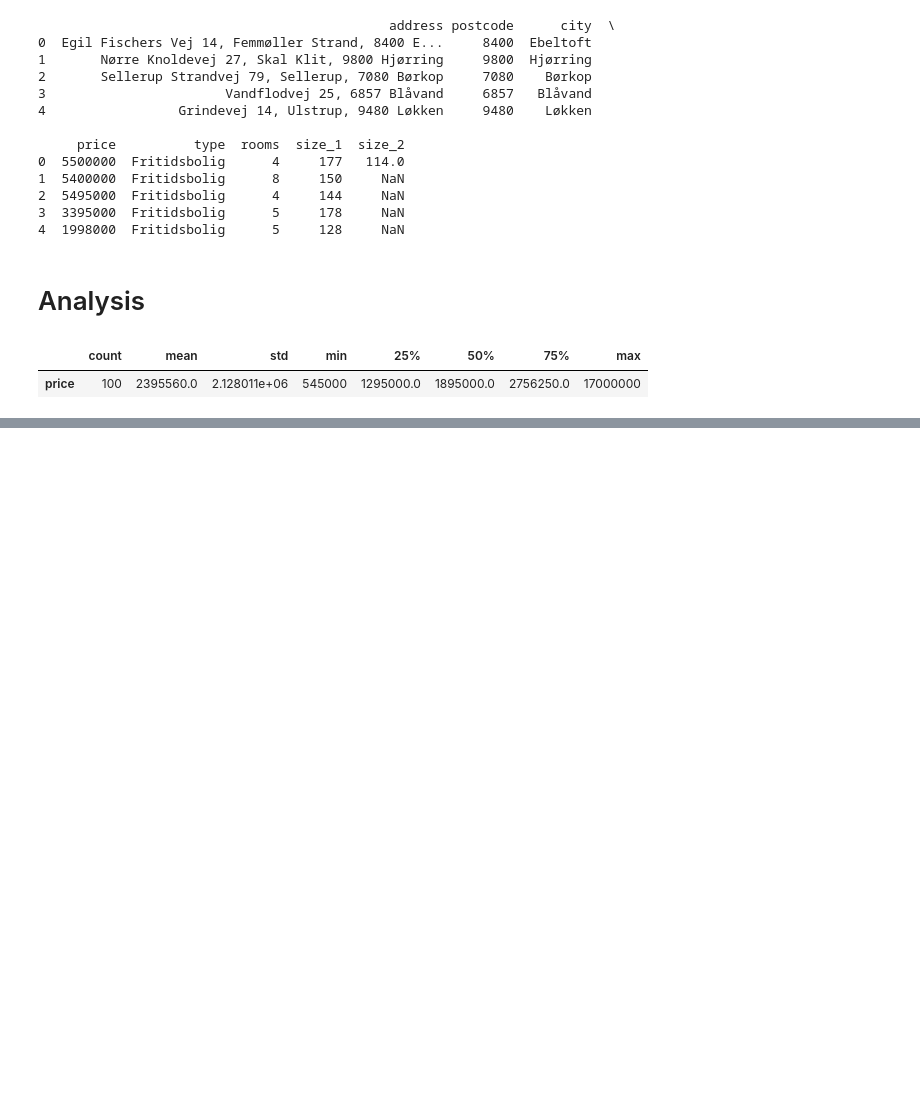
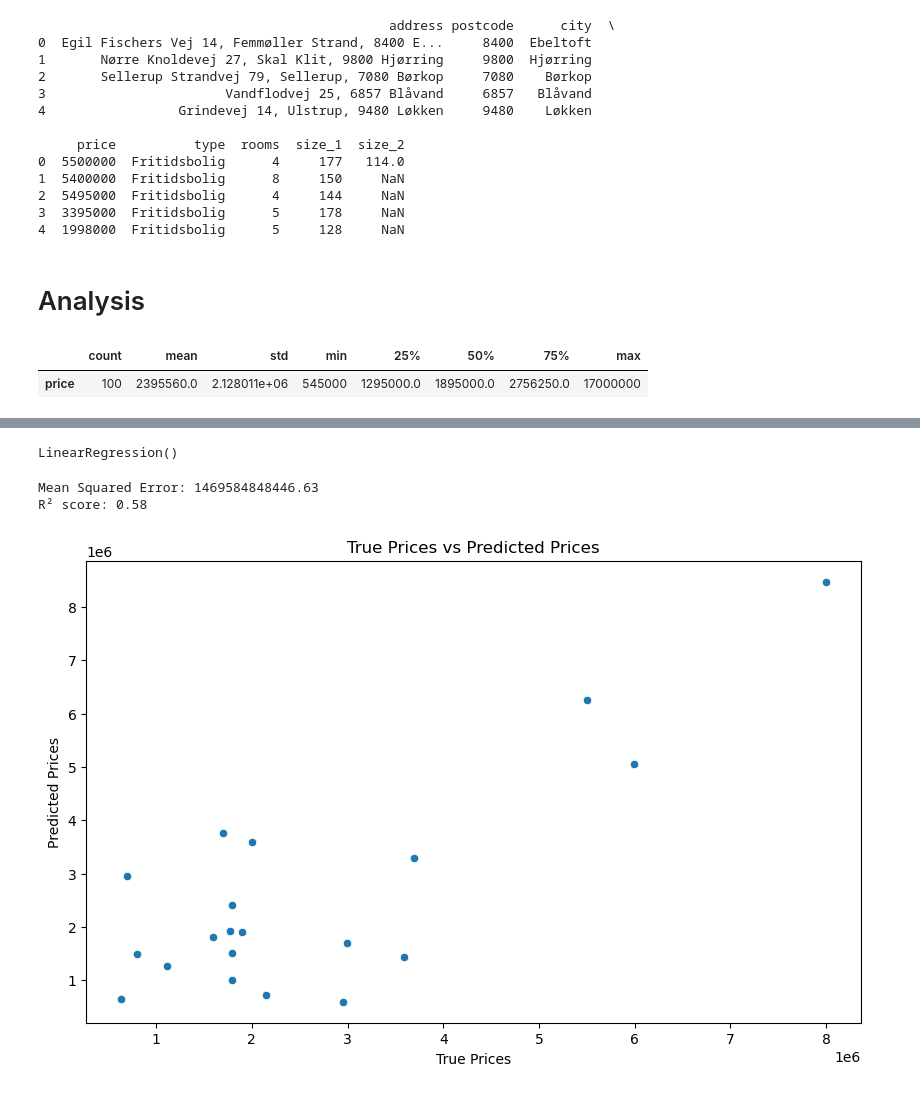
Before and after one commit to NumEconCopenhagen/projects-2023-philx2-nico, a Jupyter notebook: dataproject/dataproject.ipynb, the cells around one changed output, grey strips where cells are left out. Saved outputs shown, nothing was run; the diff lists cells and outputs as text; code cells hidden in the pictures; blank space fills up the shorter version.

```diff
--- a/dataproject/dataproject.ipynb
+++ b/dataproject/dataproject.ipynb
@@ -76,0 +96,41 @@ analysis.descriptive_statistics('price')
+# %%
+# Creating our dependent and independent variables, Y and X
+
+X = data[['size_1', 'rooms']]
+y = data['price']
+# %%
+# Splitting data into training and test sets, 80% of the data in training and 20% in tests
+
+
+X_train, X_test, y_train, y_test = train_test_split(X, y, test_size=0.2, random_state=42)
+# %%
+# Fitting the linear regression model to the training data data
+
+model = LinearRegression()
+model.fit(X_train, y_train)
+# %% [output]
+LinearRegression()
+# %%
+# Now we use the fitted model to make predictions on the test set
+
+y_pred = model.predict(X_test)
+# %%
+# For evaluation of the model we calculate (MSE) and (R² score):
+
+mse = mean_squared_error(y_test, y_pred)
+r2 = r2_score(y_test, y_pred)
+
+print(f'Mean Squared Error: {mse:.2f}')
+print(f'R² score: {r2:.2f}')
+# %% [output]
+Mean Squared Error: 1469584848446.63
+R² score: 0.58
+# %%
+plt.figure(figsize=(10, 6))
+sns.scatterplot(x=y_test, y=y_pred)
+plt.xlabel('True Prices')
+plt.ylabel('Predicted Prices')
+plt.title('True Prices vs Predicted Prices')
+plt.show()
+# %% [output]
+[figure, added]
```
Also changed, not shown: parts of 7 cells of this notebook, 1 other file.
